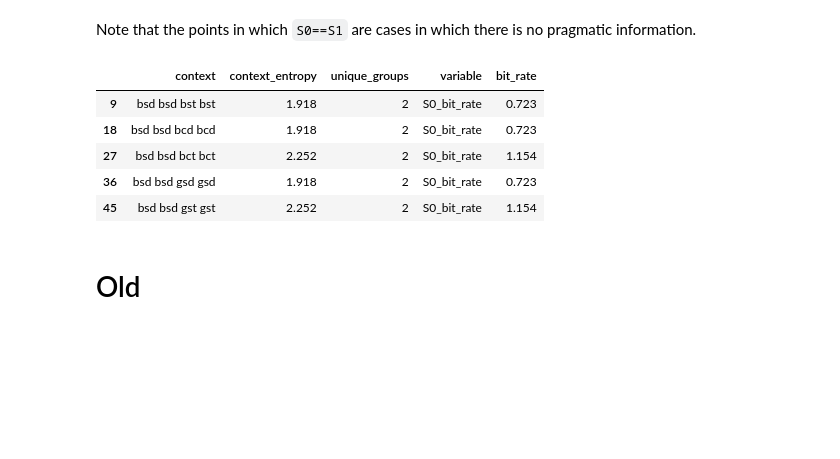
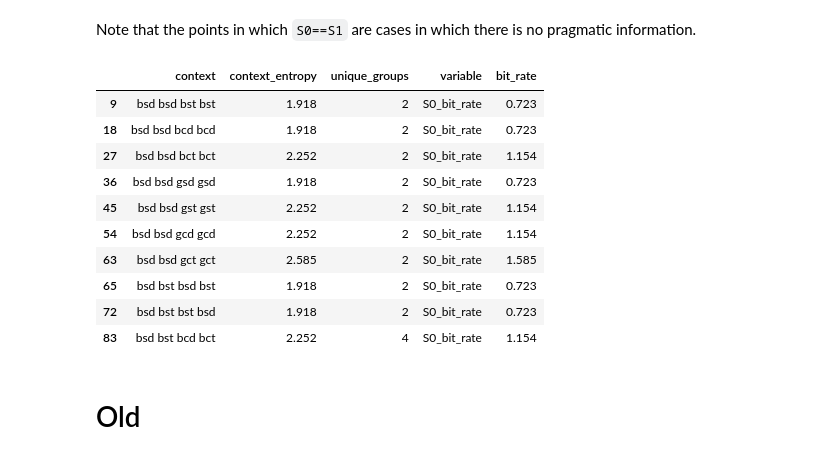
Before and after one commit to benpeloquin7/uid_rsa_conversations, a Jupyter notebook: rsa_efficiency/rsa_efficiency.ipynb, the cells around one changed output. Saved outputs shown, nothing was run; the diff lists cells and outputs as text; code cells hidden in the pictures; blank space fills up the shorter version.

```diff
--- a/rsa_efficiency/rsa_efficiency.ipynb
+++ b/rsa_efficiency/rsa_efficiency.ipynb
@@ -107,7 +111,7 @@ def entropy(x):
 
 def context_entropy(context):
     """Context entropy."""
-    cnts = np.array(Counter(''.join(context)).values()).astype(float)
+    cnts = np.array(list(Counter(''.join(context)).values())).astype(float)
     total = np.sum(cnts)
     ps = cnts / total
     ent = entropy(ps)
@@ -163,14 +167,19 @@ This plot says that for every possible communicative context $c \in C$ the avera
 # %% [markdown]
 Note that the points in which `S0==S1` are cases in which there is no pragmatic information.
 # %%
-df_melt[df_melt['context_entropy'].isin([1.918, 2.252, 2.585])].head()
+df_melt[df_melt['context_entropy'].isin([1.918, 2.252, 2.585])].head(n=10)
 # %% [output]
 |  | context | context_entropy | unique_groups | variable | bit_rate |
 | 9 | bsd bsd bst bst | 1.918 | 2 | S0_bit_rate | 0.723 |
 | 18 | bsd bsd bcd bcd | 1.918 | 2 | S0_bit_rate | 0.723 |
 | 27 | bsd bsd bct bct | 2.252 | 2 | S0_bit_rate | 1.154 |
 | 36 | bsd bsd gsd gsd | 1.918 | 2 | S0_bit_rate | 0.723 |
 | 45 | bsd bsd gst gst | 2.252 | 2 | S0_bit_rate | 1.154 |
+| 54 | bsd bsd gcd gcd | 2.252 | 2 | S0_bit_rate | 1.154 |
+| 63 | bsd bsd gct gct | 2.585 | 2 | S0_bit_rate | 1.585 |
+| 65 | bsd bst bsd bst | 1.918 | 2 | S0_bit_rate | 0.723 |
+| 72 | bsd bst bst bsd | 1.918 | 2 | S0_bit_rate | 0.723 |
+| 83 | bsd bst bcd bct | 2.252 | 4 | S0_bit_rate | 1.154 |
 # %% [markdown]
 # Old
 # %%
```
Also changed, not shown: parts of 4 cells of this notebook, 2 other files.
